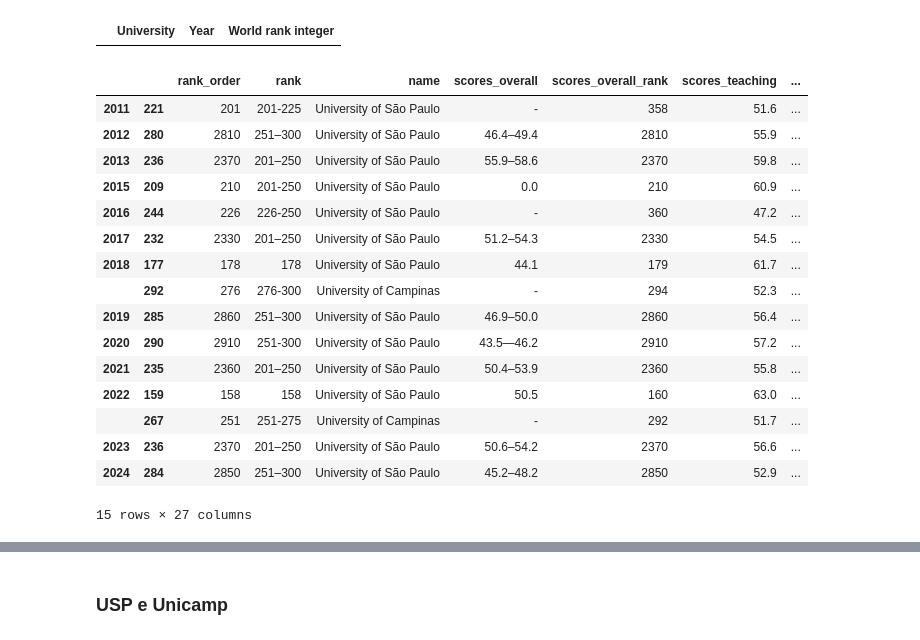
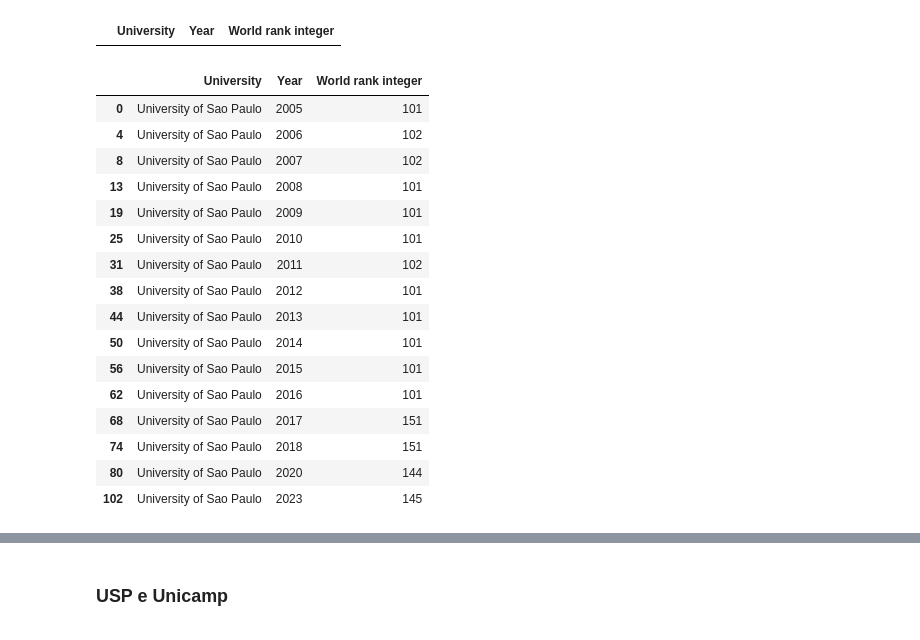
Before and after one commit to RodolfoPCruz/education_analysis, a Jupyter notebook: Shanghai World University Rankings/Shanghai Ranking.ipynb, the cells around one changed output, grey strips where cells are left out. Drawn from its saved outputs; the diff is of its cells as text; code cells hidden in the pictures.

```diff
--- a/Shanghai World University Rankings/Shanghai Ranking.ipynb
+++ b/Shanghai World University Rankings/Shanghai Ranking.ipynb
@@ -818,6 +818,7 @@ Index(['World rank', 'University', 'Country', 'Region', 'Foundation_year',
 # %%
 #dataframe somente com as universidades brasileiras
 df_universidades_brasileiras=df_rankings[df_rankings["Country"]=="Brazil"].loc[:,['University','Year','World rank integer']].sort_values(by=["Year",'World rank integer'])
+df_universidades_brasileiras.reset_index(drop=True,inplace=True)
 df_universidades_brasileiras
 # %% [output]
 |  | University | Year | World rank integer |
@@ -878,22 +879,22 @@ df_universidades_brasileiras[df_universidades_brasileiras['World rank integer']<
 |  | University | Year | World rank integer |
 # %%
 #Universidade brasileiras entre as 200 melhores
-df_universidades_brasileiras.loc[pd.IndexSlice[:,:300],:]
+df_universidades_brasileiras[df_universidades_brasileiras['World rank integer']<=200]
 # %% [output]
-|  |  | rank_order | rank | name | scores_overall | scores_overall_rank | scores_teaching | ... |
-| 2011 | 221 | 201 | 201-225 | University of São Paulo | - | 358 | 51.6 | ... |
-| 2012 | 280 | 2810 | 251–300 | University of São Paulo | 46.4–49.4 | 2810 | 55.9 | ... |
-| 2013 | 236 | 2370 | 201–250 | University of São Paulo | 55.9–58.6 | 2370 | 59.8 | ... |
-| 2015 | 209 | 210 | 201-250 | University of São Paulo | 0.0 | 210 | 60.9 | ... |
-| 2016 | 244 | 226 | 226-250 | University of São Paulo | - | 360 | 47.2 | ... |
-| 2017 | 232 | 2330 | 201–250 | University of São Paulo | 51.2–54.3 | 2330 | 54.5 | ... |
-| 2018 | 177 | 178 | 178 | University of São Paulo | 44.1 | 179 | 61.7 | ... |
-|  | 292 | 276 | 276-300 | University of Campinas | - | 294 | 52.3 | ... |
-| 2019 | 285 | 2860 | 251–300 | University of São Paulo | 46.9–50.0 | 2860 | 56.4 | ... |
-| 2020 | 290 | 2910 | 251-300 | University of São Paulo | 43.5—46.2 | 2910 | 57.2 | ... |
-| 2021 | 235 | 2360 | 201–250 | University of São Paulo | 50.4–53.9 | 2360 | 55.8 | ... |
-| 2022 | 159 | 158 | 158 | University of São Paulo | 50.5 | 160 | 63.0 | ... |
-|  | 267 | 251 | 251-275 | University of Campinas | - | 292 | 51.7 | ... |
-| 2023 | 236 | 2370 | 201–250 | University of São Paulo | 50.6–54.2 | 2370 | 56.6 | ... |
-| 2024 | 284 | 2850 | 251–300 | University of São Paulo | 45.2–48.2 | 2850 | 52.9 | ... |
+|  | University | Year | World rank integer |
+| 0 | University of Sao Paulo | 2005 | 101 |
+| 4 | University of Sao Paulo | 2006 | 102 |
+| 8 | University of Sao Paulo | 2007 | 102 |
+| 13 | University of Sao Paulo | 2008 | 101 |
+| 19 | University of Sao Paulo | 2009 | 101 |
+| 25 | University of Sao Paulo | 2010 | 101 |
+| 31 | University of Sao Paulo | 2011 | 102 |
+| 38 | University of Sao Paulo | 2012 | 101 |
+| 44 | University of Sao Paulo | 2013 | 101 |
+| 50 | University of Sao Paulo | 2014 | 101 |
+| 56 | University of Sao Paulo | 2015 | 101 |
+| 62 | University of Sao Paulo | 2016 | 101 |
+| 68 | University of Sao Paulo | 2017 | 151 |
+| 74 | University of Sao Paulo | 2018 | 151 |
+| 80 | University of Sao Paulo | 2020 | 144 |
+| 102 | University of Sao Paulo | 2023 | 145 |
-15 rows × 27 columns
```
Also changed, not shown: parts of 21 cells of this notebook.
